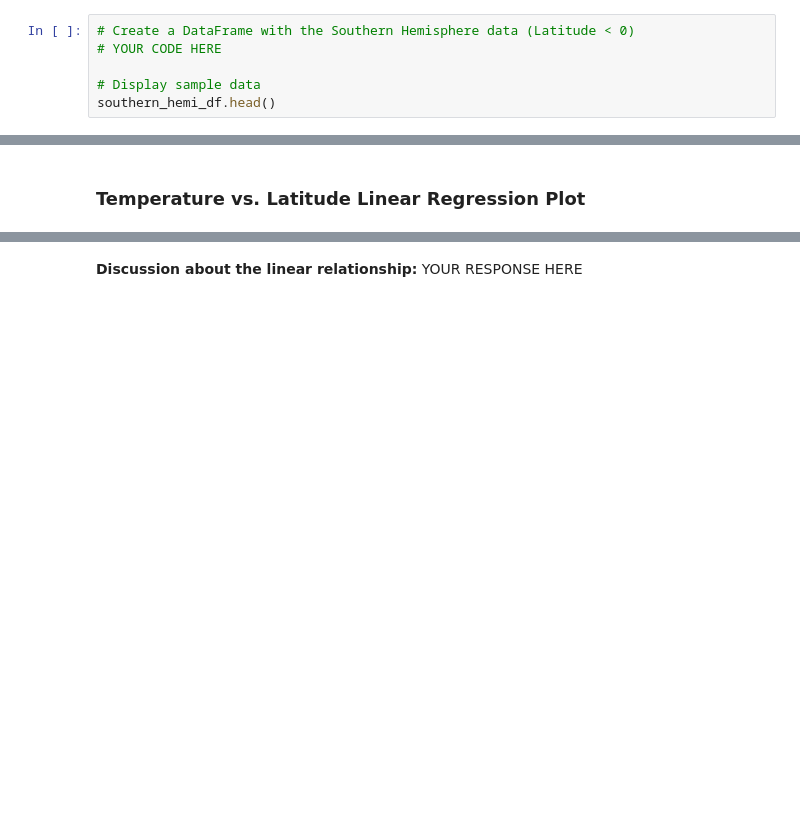
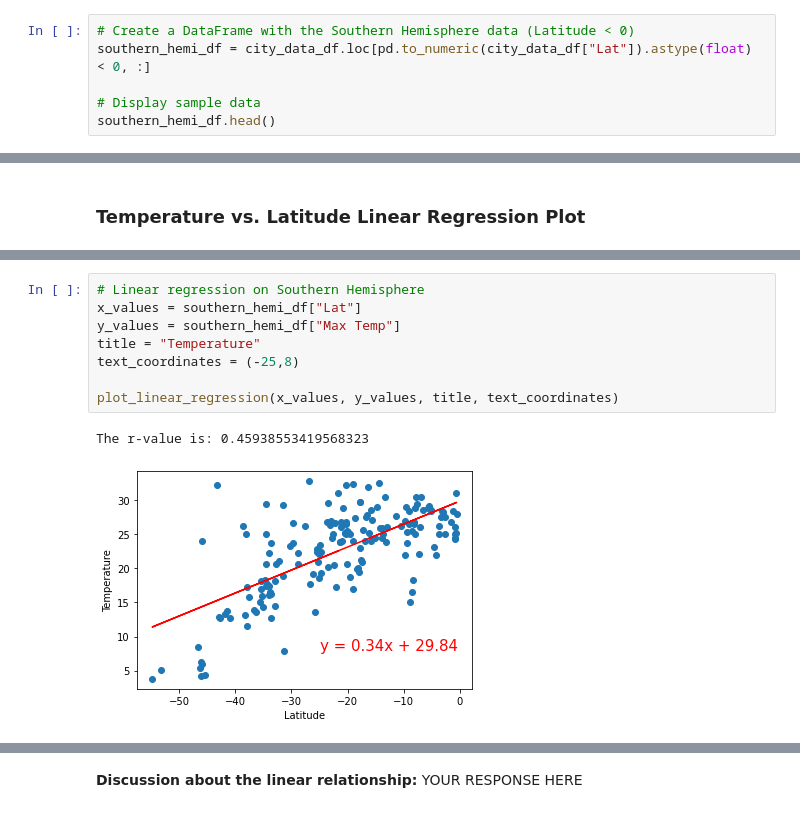
Before and after one commit to Ahmedabdullahi1/API_Challenge, a Jupyter notebook: Starter_Code/starter_code/WeatherPy.ipynb, the cells around one changed output, grey strips where cells are left out. Saved outputs shown, nothing was run; the diff lists cells and outputs as text; blank space fills up the shorter version.

```diff
--- a/Starter_Code/starter_code/WeatherPy.ipynb
+++ b/Starter_Code/starter_code/WeatherPy.ipynb
@@ -347,6 +369,6 @@ northern_hemi_df.head()
 # %%
 # Create a DataFrame with the Southern Hemisphere data (Latitude < 0)
-# YOUR CODE HERE
+southern_hemi_df = city_data_df.loc[pd.to_numeric(city_data_df["Lat"]).astype(float) < 0, :]
 
 # Display sample data
 southern_hemi_df.head()
@@ -360,0 +409,11 @@ southern_hemi_df.head()
+# %%
+# Linear regression on Southern Hemisphere
+x_values = southern_hemi_df["Lat"]
+y_values = southern_hemi_df["Max Temp"]
+title = "Temperature"
+text_coordinates = (-25,8)
+
+plot_linear_regression(x_values, y_values, title, text_coordinates)
+# %% [output]
+The r-value is: 0.45938553419568323
+[figure, added]
```
Also changed, not shown: parts of 43 cells of this notebook, 5 other files.
